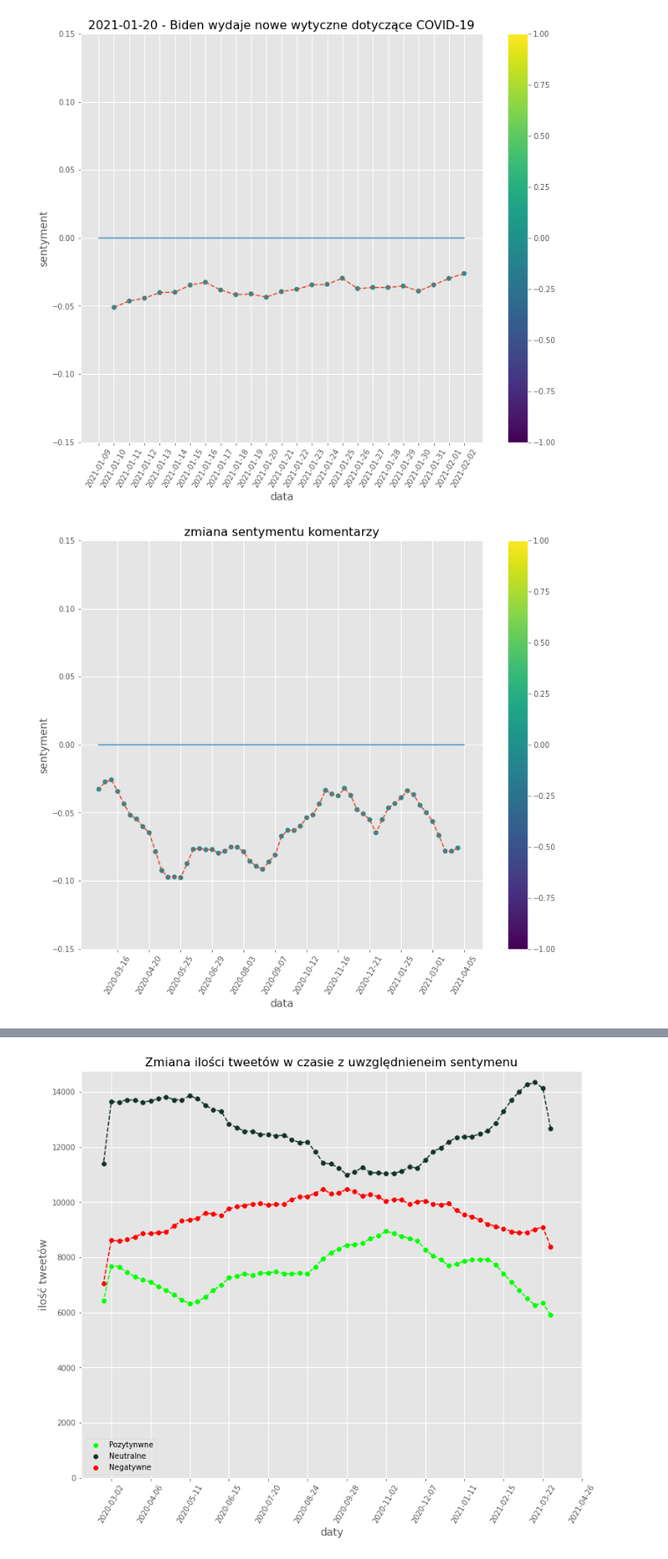
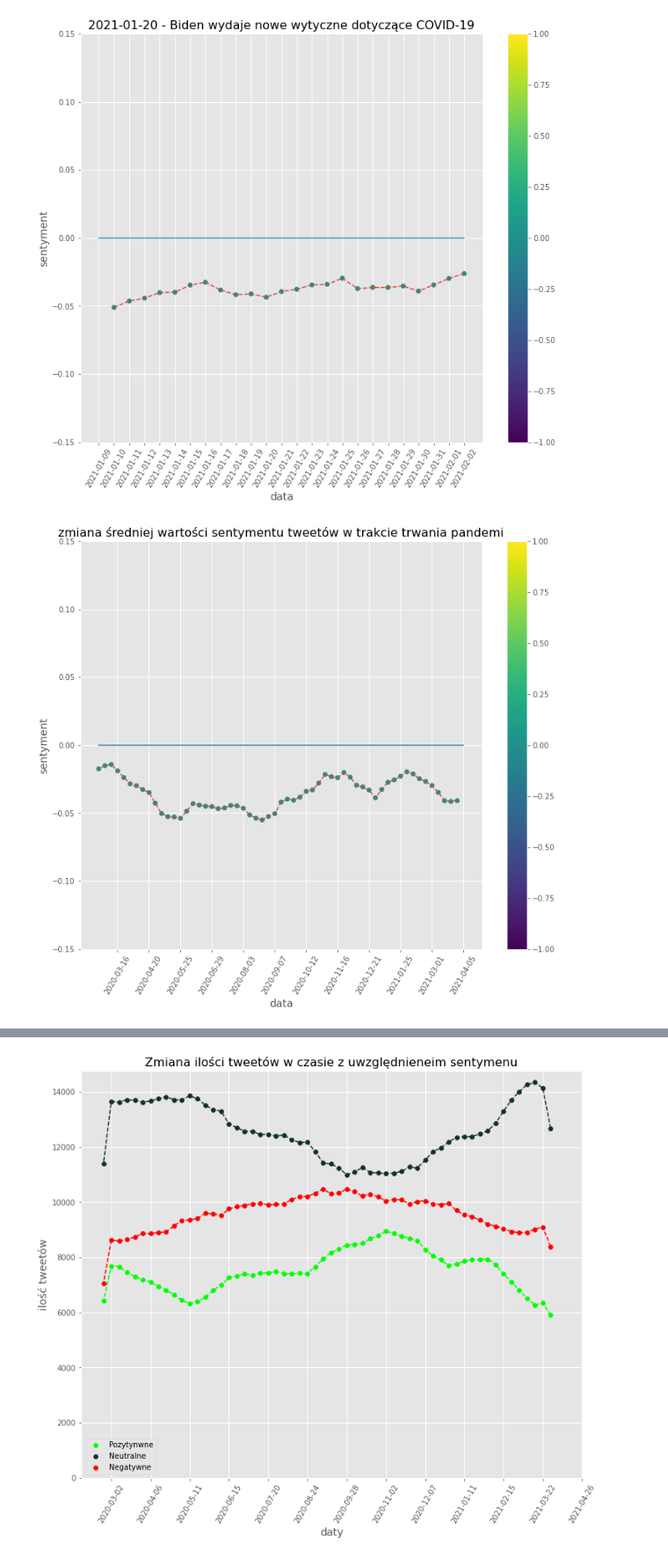
Before and after one commit to piaskowyk/twitter-posts-analysis, a Jupyter notebook: notebooks/sentyment.ipynb, the cells around one changed output, grey strips where cells are left out. Shown at 88% size. Drawn from its saved outputs; the diff is of its cells as text; code cells hidden in the pictures.

```diff
--- a/notebooks/sentyment.ipynb
+++ b/notebooks/sentyment.ipynb
@@ -177,13 +177,14 @@ for date_str, title in events:
 # %%
 sql = """
 select avg(t.sentiment_compound), date_trunc('week', t.created_at) as week
 from tweet t
-where t.type = 1 and t.sentiment_compound != 0
+where t.type = 1 and t.created_at < '2021-05-01'
 group by week
 order by week desc;
 """
 
 df = getAll(sql)
-plot_sentiment(df['week'], df['avg'], 'data', 'sentyment', 'zmiana sentymentu komentarzy', 'zmiana_sentymentu_komentarzy', 5)
+plot_sentiment(df['week'], df['avg'], 'data', 'sentyment', 'zmiana średniej wartości sentymentu tweetów w trakcie trwania pandemi',
+'zmiana średniej wartości sentymentu tweetów w trakcie trwania pandemi', 5)
 # %% [output]
-[figure, old version]
+[figure, new version]
```
Also changed, not shown: parts of 1 cell of this notebook, 23 other files.
